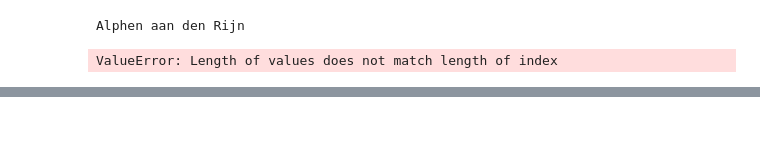
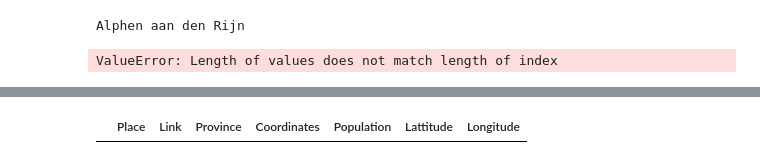
Before and after one commit to maxvij/TopoCity, a Jupyter notebook: client/api/Cities.ipynb, the cells around one changed output, grey strips where cells are left out. Drawn from its saved outputs; the diff is of its cells as text; code cells hidden in the pictures; blank space fills up the shorter version.

```diff
--- a/client/api/Cities.ipynb
+++ b/client/api/Cities.ipynb
@@ -24,0 +32,6 @@ cities = pd.read_csv('city_names.csv')
+# %%
+# from: https://opendata.cbs.nl/#/CBS/nl/dataset/84734NED/table
+# select alle places
+cities = pd.read_csv('Woonplaatsen_NL_complete.csv', sep=';')
+cities = cities.set_axis(['Woonplaatsen','Gemeente', 'Provincie','Landsdeel'], axis=1, inplace=False)
+cities['Provincie'] = cities['Provincie'].str.replace(' ','')
@@ -24,0 +51,3 @@ cities = pd.read_csv('city_names.csv')
+# %%
+cities.columns =['Woonplaatsen','Gemeente','Provincie','Landsdeel']
+cities.head()
@@ -197,0 +357,23 @@ cities["Longtitude"] = long
+# %%
+response = get('https://nl.wikipedia.org/wiki/Categorie:Lijsten_van_Nederlandse_plaatsen_naar_provincie')
+html_soup = BeautifulSoup(response.text, 'html.parser')
+data = html_soup.find('div',{'class':'mw-category'})
+
+links = data.findAll('a')
+provinces_links = []
+for link in links:
+    if link['href'][6:22] == 'Lijst_van_steden':
+        plink = 'https://nl.wikipedia.org'+link['href']
+        provinces_links.append(plink)
+
+provinces = cities['Provincie'].unique()
+
+for province in provinces:
+    pl = re.compile('.*\D({})$'.format(province))
+    for find_link in provinces_links:
+        m = pl.match(find_link)
+        if m:
+            print(province)
+            print(find_link)
+
+#places_in_province = cities.loc[cities['Provincie'] == province, 'Woonplaatsen']
@@ -197,0 +554,6 @@ cities["Longtitude"] = long
+# %%
+#results.tail()
+
+results.loc[results['Province']=='Drenthe']
+# %% [output]
+|  | Place | Link | Province | Coordinates | Population | Lattitude | Longitude |
```
Also changed, not shown: parts of 20 cells of this notebook, 1 other file.
